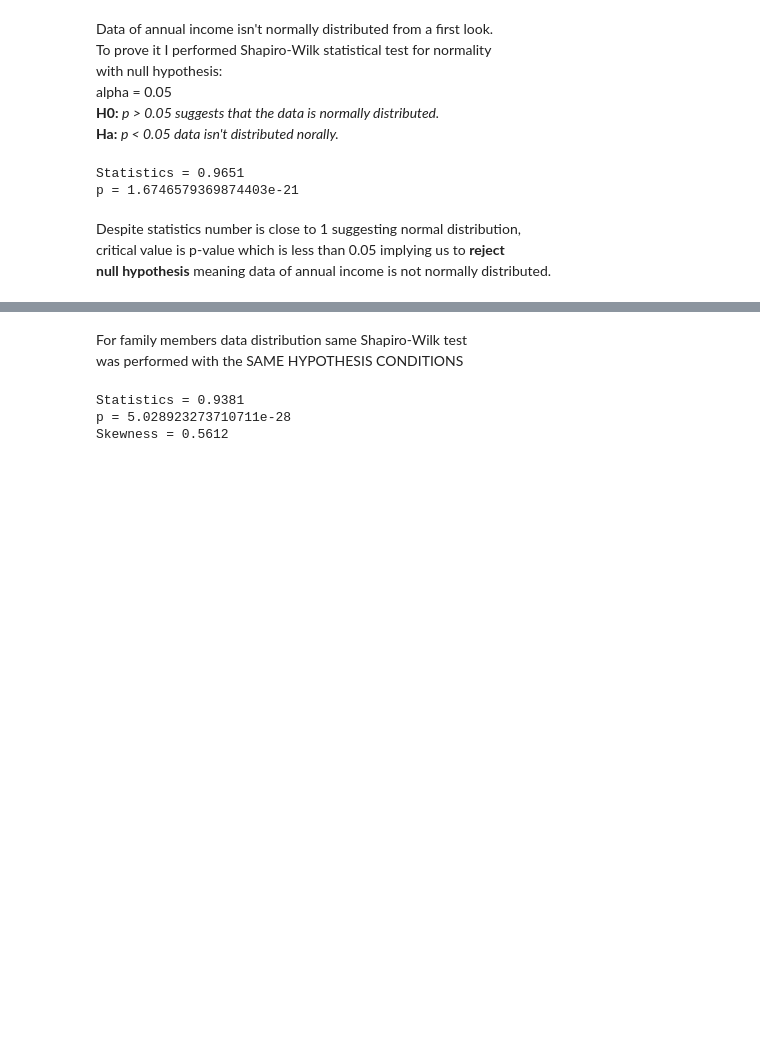
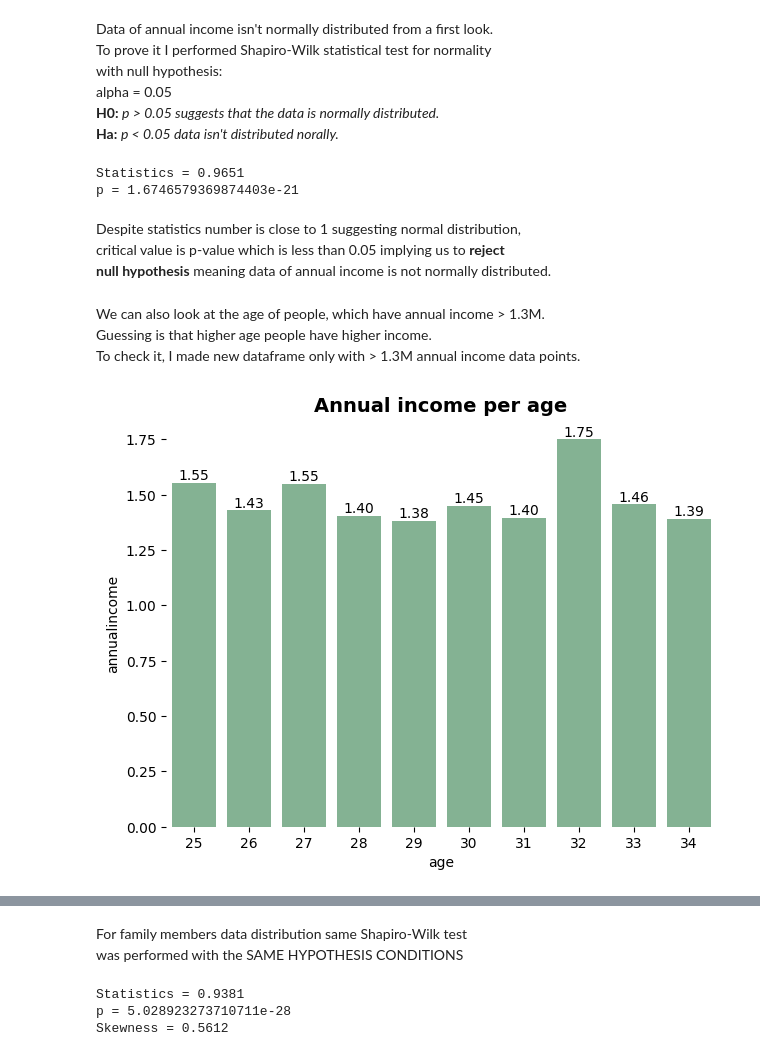
Before and after one commit to ShariYo/Modul3_Sprint1, a Jupyter notebook: project/main.ipynb, the cells around one changed output, grey strips where cells are left out. Drawn from its saved outputs; the diff is of its cells as text; code cells hidden in the pictures; blank space fills up the shorter version.

```diff
--- a/project/main.ipynb
+++ b/project/main.ipynb
@@ -266,6 +289,28 @@ p = 1.6746579369874403e-21
 Despite statistics number is close to 1 suggesting normal distribution,
 critical value is p-value which is less than 0.05 implying us to **reject
 null hypothesis** meaning data of annual income is not normally distributed.
+# %% [markdown]
+We can also look at the age of people, which have annual income > 1.3M.
+Guessing is that higher age people have higher income.
+To check it, I made new dataframe only with > 1.3M annual income data points.
+# %%
+travel_num_13 = travel_num[travel_num["annualincome"] >= 1.3]
+ax = sns.barplot(data=travel_num_13, x="age", y="annualincome", errorbar=None)
+
+for container in ax.containers:
+    ax.bar_label(container, fmt="%.2f")
+
+plt.tight_layout()
+plt.title(
+    "Annual income per age",
+    size=14,
+    fontweight="bold",
+    ha="center"
+)
+ax.set_frame_on(False)
+plt.show()
+# %% [output]
+[figure, added]
 # %%
 import functions_sandbox as sand
 sand.f_displot(
```
Also changed, not shown: parts of 11 cells of this notebook.
